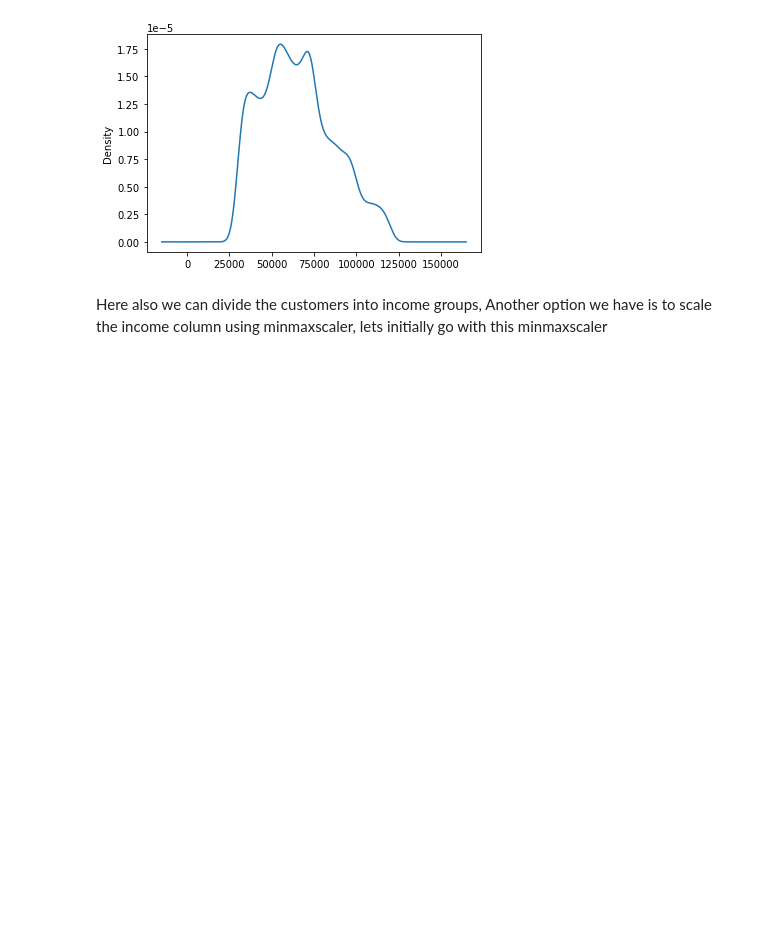
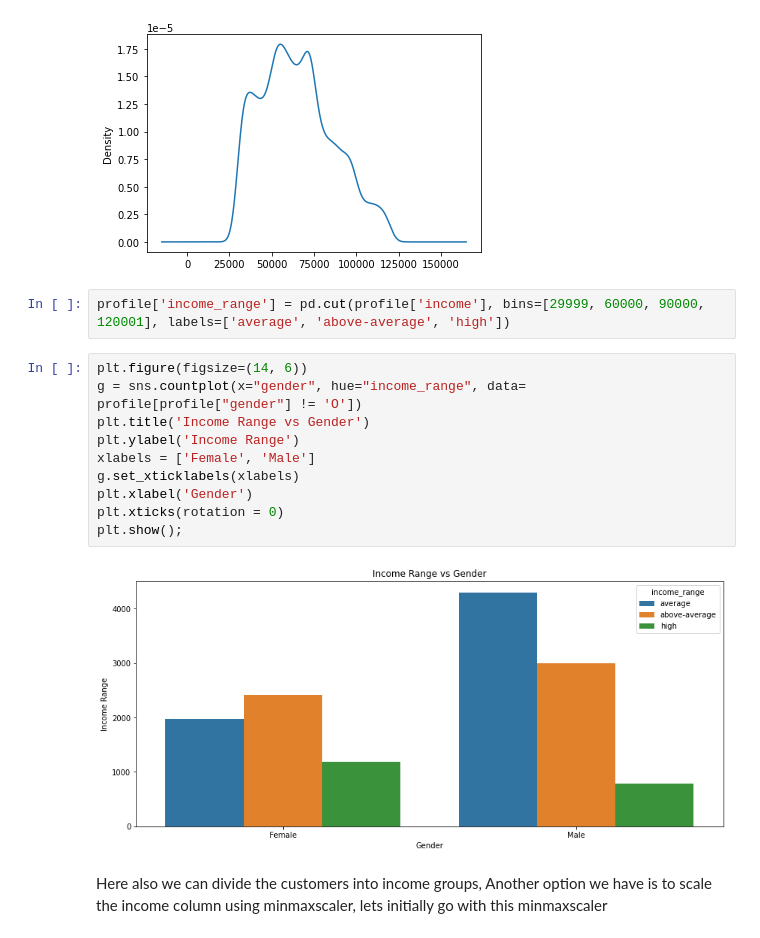
Before and after one commit to nitinagg1/starbucks_capstone_udactiy, a Jupyter notebook: Starbucks_Capstone_notebook.ipynb, the cells around one changed output. Saved outputs shown, nothing was run; the diff lists cells and outputs as text; blank space fills up the shorter version.

Commit message:
adding back some data exploratory charts in the main jupyter notebook

```diff
--- a/Starbucks_Capstone_notebook.ipynb
+++ b/Starbucks_Capstone_notebook.ipynb
@@ -234,6 +234,20 @@ profile.income.plot(kind='kde')
 # %% [output]
 <AxesSubplot:ylabel='Density'>
 [figure]
+# %%
+profile['income_range'] = pd.cut(profile['income'], bins=[29999, 60000, 90000, 120001], labels=['average', 'above-average', 'high'])
+# %%
+plt.figure(figsize=(14, 6))
+g = sns.countplot(x="gender", hue="income_range", data= profile[profile["gender"] != 'O'])
+plt.title('Income Range vs Gender')
+plt.ylabel('Income Range')
+xlabels = ['Female', 'Male']
+g.set_xticklabels(xlabels)
+plt.xlabel('Gender')
+plt.xticks(rotation = 0)
+plt.show();
+# %% [output]
+[figure, added]
 # %% [markdown]
 Here also we can divide the customers into income groups, Another option we have is to scale the income column using minmaxscaler, lets initially go with this minmaxscaler
 # %%
```
Also changed, not shown: parts of 19 cells of this notebook.
